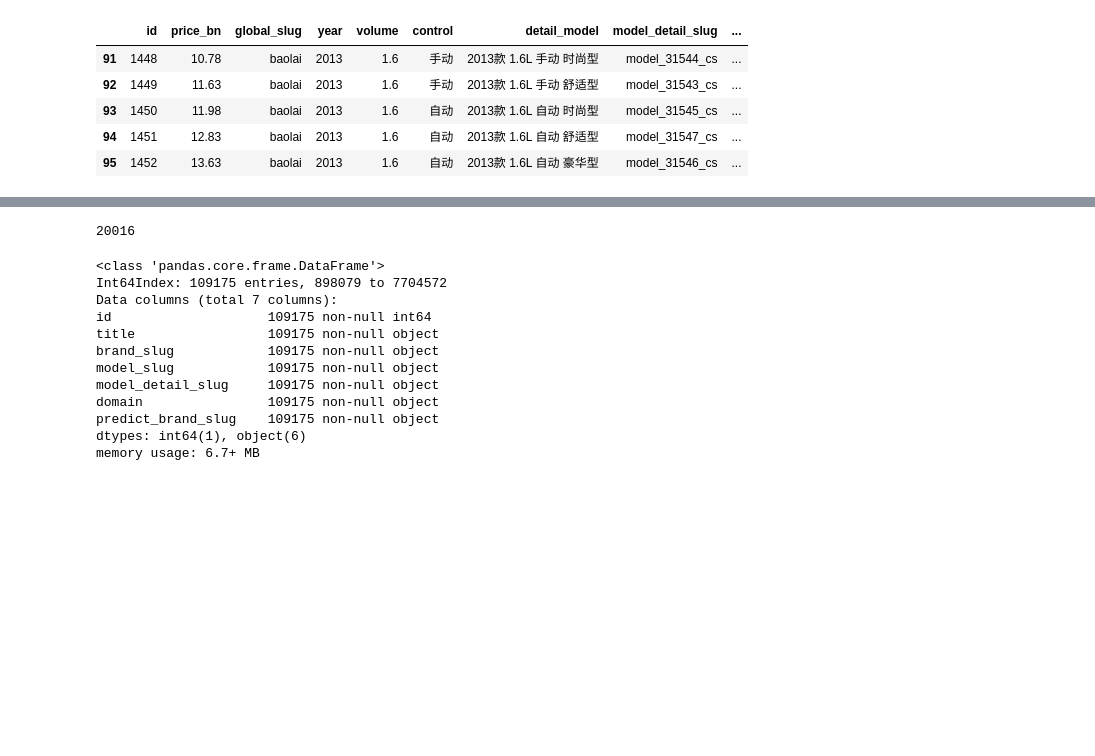
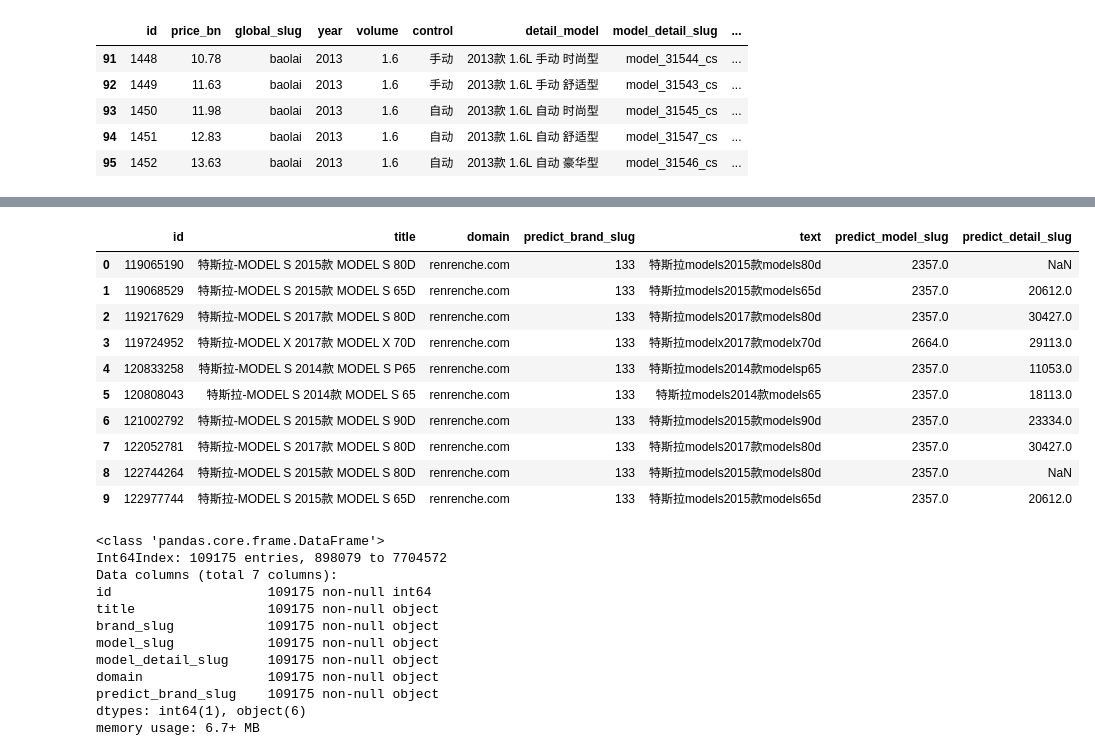
Before and after one commit to dj-lei/detail_match, a Jupyter notebook: explore/detail_analyze.ipynb, the cells around one changed output, grey strips where cells are left out. Cells and saved outputs as stored; diff of their text form; code cells hidden in the pictures; blank space fills up the shorter version.

Commit message:
mod model fix

```diff
--- a/explore/detail_analyze.ipynb
+++ b/explore/detail_analyze.ipynb
@@ -71,7 +68,17 @@ memory usage: 8.3+ MB
-# %%
-len(cdi.loc[(cdi['model_detail_slug'] != cdi['predict_model_detail_slug'])&(cdi['predict_model_detail_slug'].notnull()),:])
-# %% [output]
-20016
+# %%
+cdi
+# %% [output]
+|  | id | title | domain | predict_brand_slug | text | predict_model_slug | predict_detail_slug |
+| 0 | 119065190 | 特斯拉-MODEL S 2015款 MODEL S 80D | renrenche.com | 133 | 特斯拉models2015款models80d | 2357.0 | NaN |
+| 1 | 119068529 | 特斯拉-MODEL S 2015款 MODEL S 65D | renrenche.com | 133 | 特斯拉models2015款models65d | 2357.0 | 20612.0 |
+| 2 | 119217629 | 特斯拉-MODEL S 2017款 MODEL S 80D | renrenche.com | 133 | 特斯拉models2017款models80d | 2357.0 | 30427.0 |
+| 3 | 119724952 | 特斯拉-MODEL X 2017款 MODEL X 70D | renrenche.com | 133 | 特斯拉modelx2017款modelx70d | 2664.0 | 29113.0 |
+| 4 | 120833258 | 特斯拉-MODEL S 2014款 MODEL S P65 | renrenche.com | 133 | 特斯拉models2014款modelsp65 | 2357.0 | 11053.0 |
+| 5 | 120808043 | 特斯拉-MODEL S 2014款 MODEL S 65 | renrenche.com | 133 | 特斯拉models2014款models65 | 2357.0 | 18113.0 |
+| 6 | 121002792 | 特斯拉-MODEL S 2015款 MODEL S 90D | renrenche.com | 133 | 特斯拉models2015款models90d | 2357.0 | 23334.0 |
+| 7 | 122052781 | 特斯拉-MODEL S 2017款 MODEL S 80D | renrenche.com | 133 | 特斯拉models2017款models80d | 2357.0 | 30427.0 |
+| 8 | 122744264 | 特斯拉-MODEL S 2015款 MODEL S 80D | renrenche.com | 133 | 特斯拉models2015款models80d | 2357.0 | NaN |
+| 9 | 122977744 | 特斯拉-MODEL S 2015款 MODEL S 65D | renrenche.com | 133 | 特斯拉models2015款models65d | 2357.0 | 20612.0 |
 # %%
 test = pd.read_csv('../tmp/train/wait_predict.csv')
 test = test.loc[(test['domain'].isin(['guazi.com','renrenche.com'])),:]
```
Also changed, not shown: parts of 1 cell of this notebook, 3 other files.
